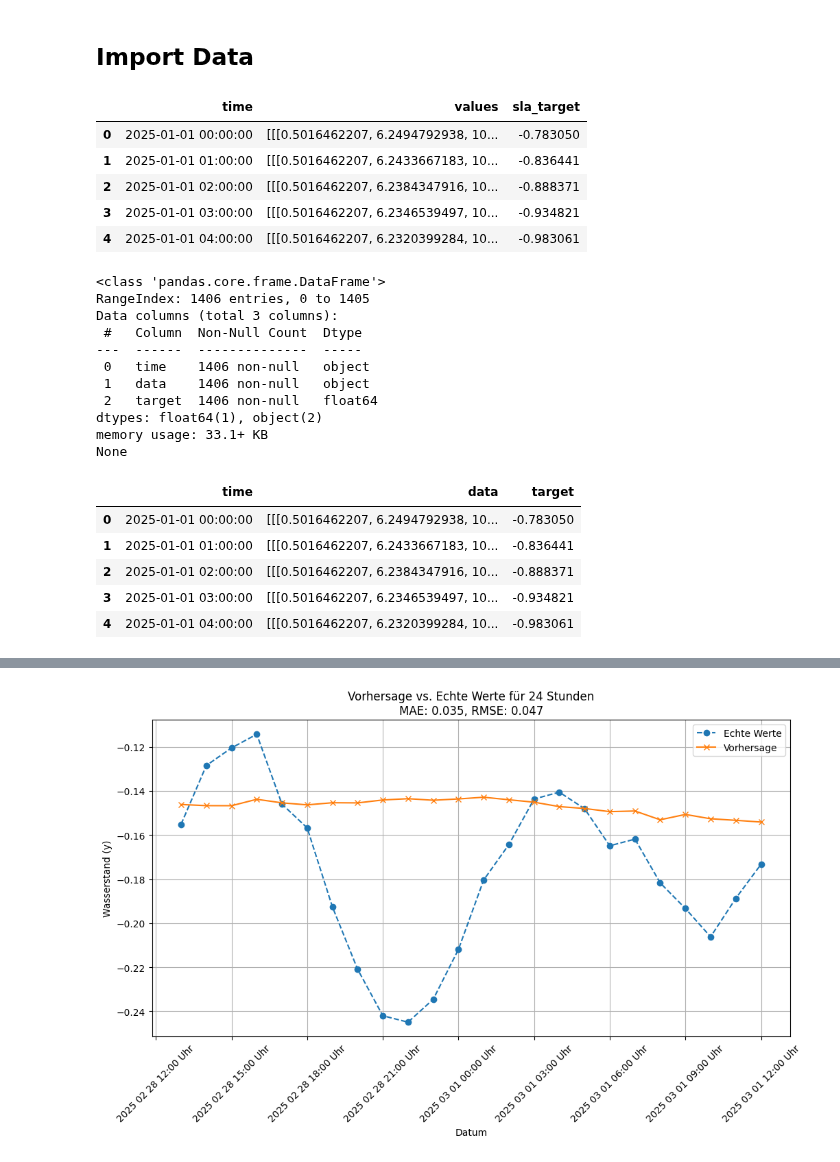
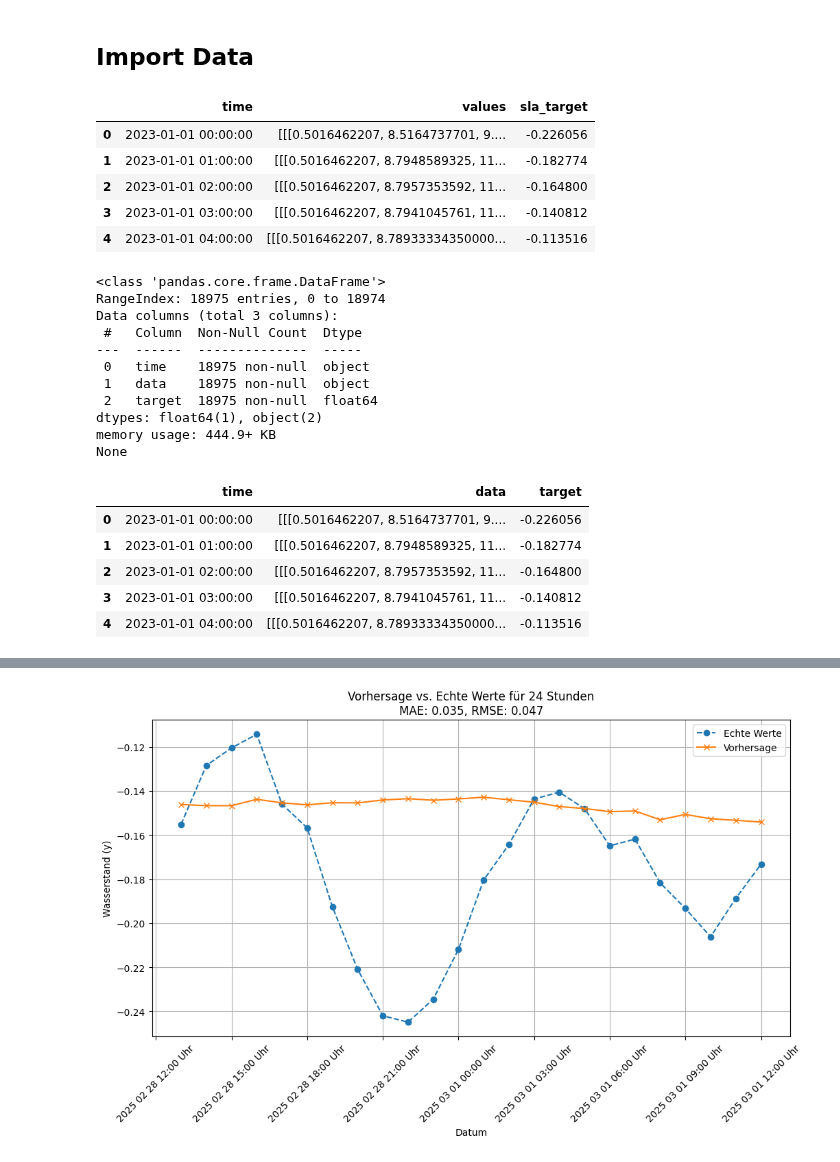
Before and after one commit to RATFIVE/GEOMAR-DeepLearning, a Jupyter notebook: app/backend/small-model copy.ipynb, the cells around one changed output, grey strips where cells are left out. Saved outputs shown, nothing was run; the diff lists cells and outputs as text; code cells hidden in the pictures.

```diff
--- a/app/backend/small-model copy.ipynb
+++ b/app/backend/small-model copy.ipynb
@@ -64,23 +64,23 @@ warnings.filterwarnings("ignore", category=pd.errors.SettingWithCopyWarning)
 
 # Display all columns
 pd.options.display.max_columns = None
-pd.options.display.max_rows = None
+#pd.options.display.max_rows = None
 # %% [markdown]
 ## Import Data
 # %%
-file_path = f'data/output-2025-01-01-1.075874074001014.nc.json'
+file_path = f'data/output-2023-01-01-1.075874074001014.nc.json'
 
 # Load json
 df_model = pd.read_json(file_path)
 
 df_model.head(5)
 # %% [output]
 |  | time | values | sla_target |
-| 0 | 2025-01-01 00:00:00 | [[[0.5016462207, 6.2494792938, 10... | -0.783050 |
-| 1 | 2025-01-01 01:00:00 | [[[0.5016462207, 6.2433667183, 10... | -0.836441 |
-| 2 | 2025-01-01 02:00:00 | [[[0.5016462207, 6.2384347916, 10... | -0.888371 |
-| 3 | 2025-01-01 03:00:00 | [[[0.5016462207, 6.2346539497, 10... | -0.934821 |
-| 4 | 2025-01-01 04:00:00 | [[[0.5016462207, 6.2320399284, 10... | -0.983061 |
+| 0 | 2023-01-01 00:00:00 | [[[0.5016462207, 8.5164737701, 9.... | -0.226056 |
+| 1 | 2023-01-01 01:00:00 | [[[0.5016462207, 8.7948589325, 11... | -0.182774 |
+| 2 | 2023-01-01 02:00:00 | [[[0.5016462207, 8.7957353592, 11... | -0.164800 |
+| 3 | 2023-01-01 03:00:00 | [[[0.5016462207, 8.7941045761, 11... | -0.140812 |
+| 4 | 2023-01-01 04:00:00 | [[[0.5016462207, 8.78933334350000... | -0.113516 |
 # %%
 df_model.rename(columns={'values': 'data', 'sla_target': 'target'}, inplace=True)
 df_model.sort_values(by=['time'], inplace=True)
@@ -88,19 +88,19 @@ print(df_model.info())
 df_model.head(5)
 # %% [output]
 <class 'pandas.core.frame.DataFrame'>
-RangeIndex: 1406 entries, 0 to 1405
+RangeIndex: 18975 entries, 0 to 18974
 Data columns (total 3 columns):
  #   Column  Non-Null Count  Dtype
 ---  ------  --------------  -----
- 0   time    1406 non-null   object
- 1   data    1406 non-null   object
- 2   target  1406 non-null   float64
+ 0   time    18975 non-null  object
+ 1   data    18975 non-null  object
+ 2   target  18975 non-null  float64
 dtypes: float64(1), object(2)
-memory usage: 33.1+ KB
+memory usage: 444.9+ KB
 None
 |  | time | data | target |
-| 0 | 2025-01-01 00:00:00 | [[[0.5016462207, 6.2494792938, 10... | -0.783050 |
-| 1 | 2025-01-01 01:00:00 | [[[0.5016462207, 6.2433667183, 10... | -0.836441 |
-| 2 | 2025-01-01 02:00:00 | [[[0.5016462207, 6.2384347916, 10... | -0.888371 |
-| 3 | 2025-01-01 03:00:00 | [[[0.5016462207, 6.2346539497, 10... | -0.934821 |
-| 4 | 2025-01-01 04:00:00 | [[[0.5016462207, 6.2320399284, 10... | -0.983061 |
+| 0 | 2023-01-01 00:00:00 | [[[0.5016462207, 8.5164737701, 9.... | -0.226056 |
+| 1 | 2023-01-01 01:00:00 | [[[0.5016462207, 8.7948589325, 11... | -0.182774 |
+| 2 | 2023-01-01 02:00:00 | [[[0.5016462207, 8.7957353592, 11... | -0.164800 |
+| 3 | 2023-01-01 03:00:00 | [[[0.5016462207, 8.7941045761, 11... | -0.140812 |
+| 4 | 2023-01-01 04:00:00 | [[[0.5016462207, 8.78933334350000... | -0.113516 |
```
Also changed, not shown: parts of 9 cells of this notebook.
